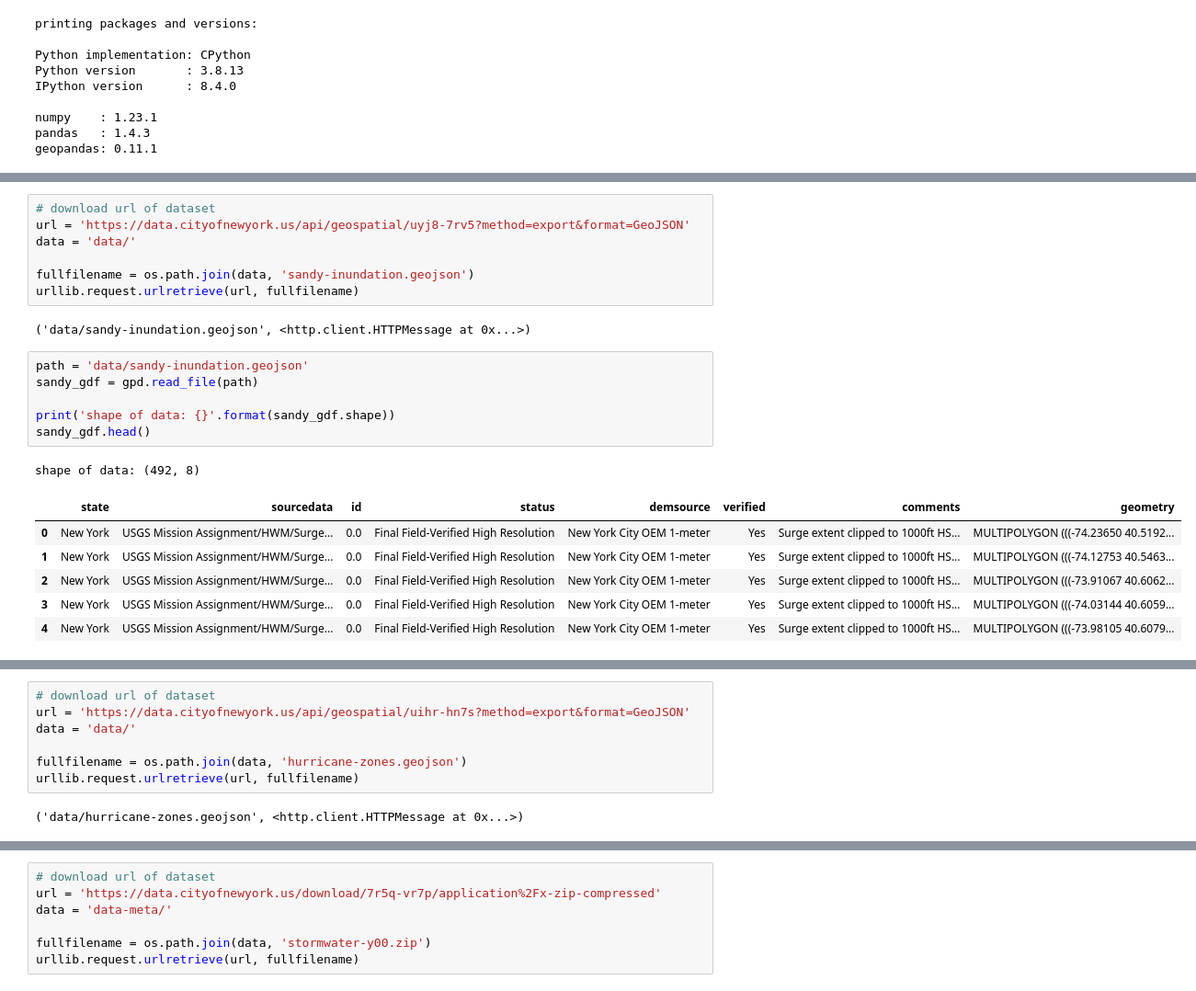
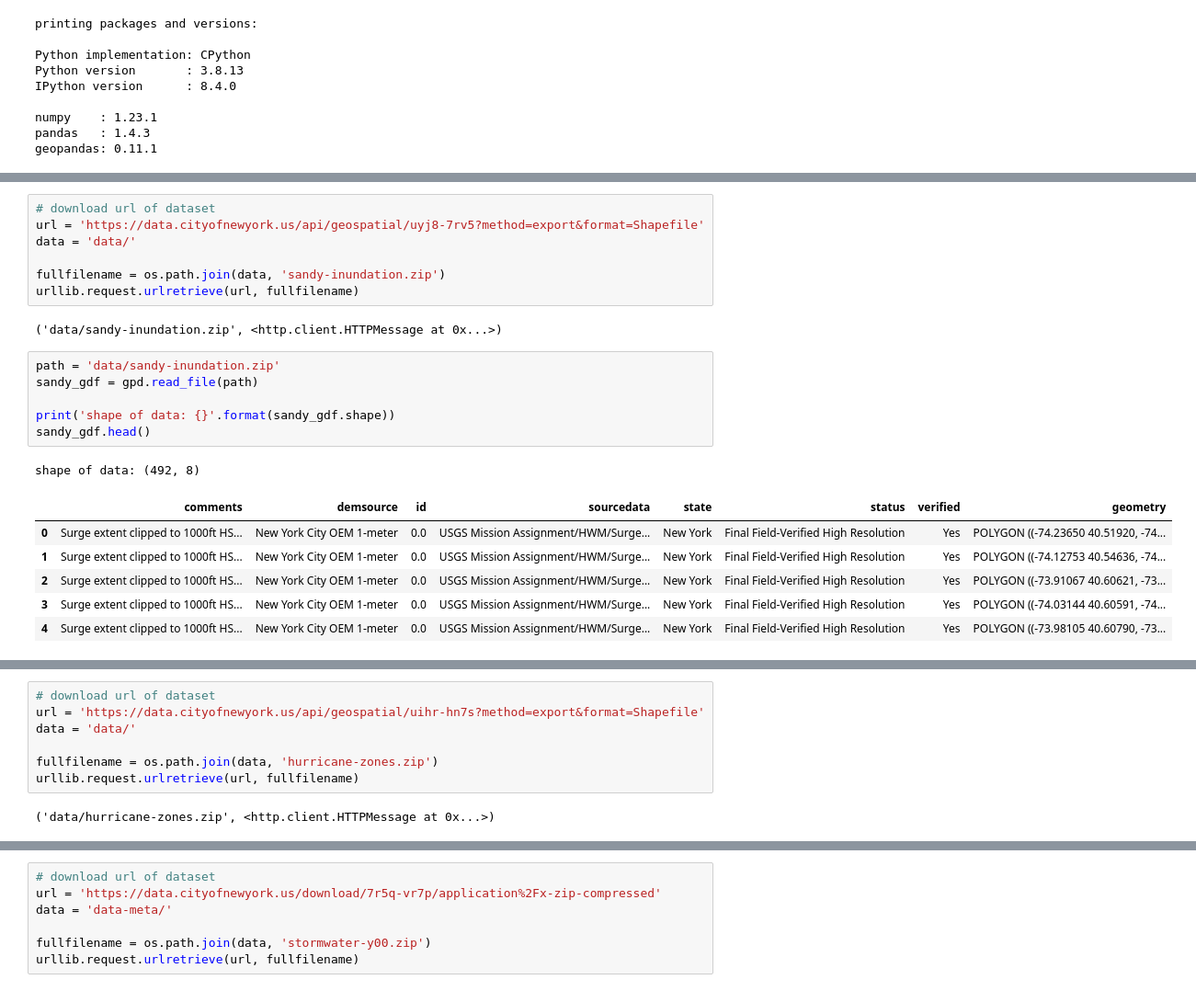
Before and after one commit to mebauer/nyc-flood-layers, a Jupyter notebook: download-layers.ipynb, the cells around one changed output, grey strips where cells are left out. Shown: that part at 92% size. Drawn from its saved outputs; the diff is of its cells as text.

```diff
--- a/download-layers.ipynb
+++ b/download-layers.ipynb
@@ -34,27 +34,27 @@ https://data.cityofnewyork.us/Environment/Sandy-Inundation-Zone/uyj8-7rv5
 ![sandy-zone](images/sandy-zone.png)
 # %%
 # download url of dataset
-url = 'https://data.cityofnewyork.us/api/geospatial/uyj8-7rv5?method=export&format=GeoJSON'
+url = 'https://data.cityofnewyork.us/api/geospatial/uyj8-7rv5?method=export&format=Shapefile'
 data = 'data/'
 
-fullfilename = os.path.join(data, 'sandy-inundation.geojson')
+fullfilename = os.path.join(data, 'sandy-inundation.zip')
 urllib.request.urlretrieve(url, fullfilename)
 # %% [output]
-('data/sandy-inundation.geojson', <http.client.HTTPMessage at 0x...>)
+('data/sandy-inundation.zip', <http.client.HTTPMessage at 0x...>)
 # %%
-path = 'data/sandy-inundation.geojson'
+path = 'data/sandy-inundation.zip'
 sandy_gdf = gpd.read_file(path)
 
 print('shape of data: {}'.format(sandy_gdf.shape))
 sandy_gdf.head()
 # %% [output]
 shape of data: (492, 8)
-|  | state | sourcedata | id | status | demsource | verified | comments | geometry |
-| 0 | New York | USGS Mission Assignment/HWM/Surge... | 0.0 | Final Field-Verified High Resolution | New York City OEM 1-meter | Yes | Surge extent clipped to 1000ft HS... | MULTIPOLYGON (((-74.23650 40.5192... |
-| 1 | New York | USGS Mission Assignment/HWM/Surge... | 0.0 | Final Field-Verified High Resolution | New York City OEM 1-meter | Yes | Surge extent clipped to 1000ft HS... | MULTIPOLYGON (((-74.12753 40.5463... |
-| 2 | New York | USGS Mission Assignment/HWM/Surge... | 0.0 | Final Field-Verified High Resolution | New York City OEM 1-meter | Yes | Surge extent clipped to 1000ft HS... | MULTIPOLYGON (((-73.91067 40.6062... |
-| 3 | New York | USGS Mission Assignment/HWM/Surge... | 0.0 | Final Field-Verified High Resolution | New York City OEM 1-meter | Yes | Surge extent clipped to 1000ft HS... | MULTIPOLYGON (((-74.03144 40.6059... |
-| 4 | New York | USGS Mission Assignment/HWM/Surge... | 0.0 | Final Field-Verified High Resolution | New York City OEM 1-meter | Yes | Surge extent clipped to 1000ft HS... | MULTIPOLYGON (((-73.98105 40.6079... |
+|  | comments | demsource | id | sourcedata | state | status | verified | geometry |
+| 0 | Surge extent clipped to 1000ft HS... | New York City OEM 1-meter | 0.0 | USGS Mission Assignment/HWM/Surge... | New York | Final Field-Verified High Resolution | Yes | POLYGON ((-74.23650 40.51920, -74... |
+| 1 | Surge extent clipped to 1000ft HS... | New York City OEM 1-meter | 0.0 | USGS Mission Assignment/HWM/Surge... | New York | Final Field-Verified High Resolution | Yes | POLYGON ((-74.12753 40.54636, -74... |
+| 2 | Surge extent clipped to 1000ft HS... | New York City OEM 1-meter | 0.0 | USGS Mission Assignment/HWM/Surge... | New York | Final Field-Verified High Resolution | Yes | POLYGON ((-73.91067 40.60621, -73... |
+| 3 | Surge extent clipped to 1000ft HS... | New York City OEM 1-meter | 0.0 | USGS Mission Assignment/HWM/Surge... | New York | Final Field-Verified High Resolution | Yes | POLYGON ((-74.03144 40.60591, -74... |
+| 4 | Surge extent clipped to 1000ft HS... | New York City OEM 1-meter | 0.0 | USGS Mission Assignment/HWM/Surge... | New York | Final Field-Verified High Resolution | Yes | POLYGON ((-73.98105 40.60790, -73... |
 # %% [markdown]
 # Hurricane Evacuation Zones
 Source: https://data.cityofnewyork.us/Public-Safety/Hurricane-Evacuation-Zones/uihr-hn7s
@@ -62,11 +62,11 @@ Source: https://data.cityofnewyork.us/Public-Safety/Hurricane-Evacuation-Zones/u
 ![hurricane-evac-zones](images/hurricane-evac-zones.png)
 # %%
 # download url of dataset
-url = 'https://data.cityofnewyork.us/api/geospatial/uihr-hn7s?method=export&format=GeoJSON'
+url = 'https://data.cityofnewyork.us/api/geospatial/uihr-hn7s?method=export&format=Shapefile'
 data = 'data/'
 
-fullfilename = os.path.join(data, 'hurricane-zones.geojson')
+fullfilename = os.path.join(data, 'hurricane-zones.zip')
 urllib.request.urlretrieve(url, fullfilename)
 # %% [output]
-('data/hurricane-zones.geojson', <http.client.HTTPMessage at 0x...>)
+('data/hurricane-zones.zip', <http.client.HTTPMessage at 0x...>)
 # %%
```
Also changed, not shown: parts of 16 cells of this notebook.
